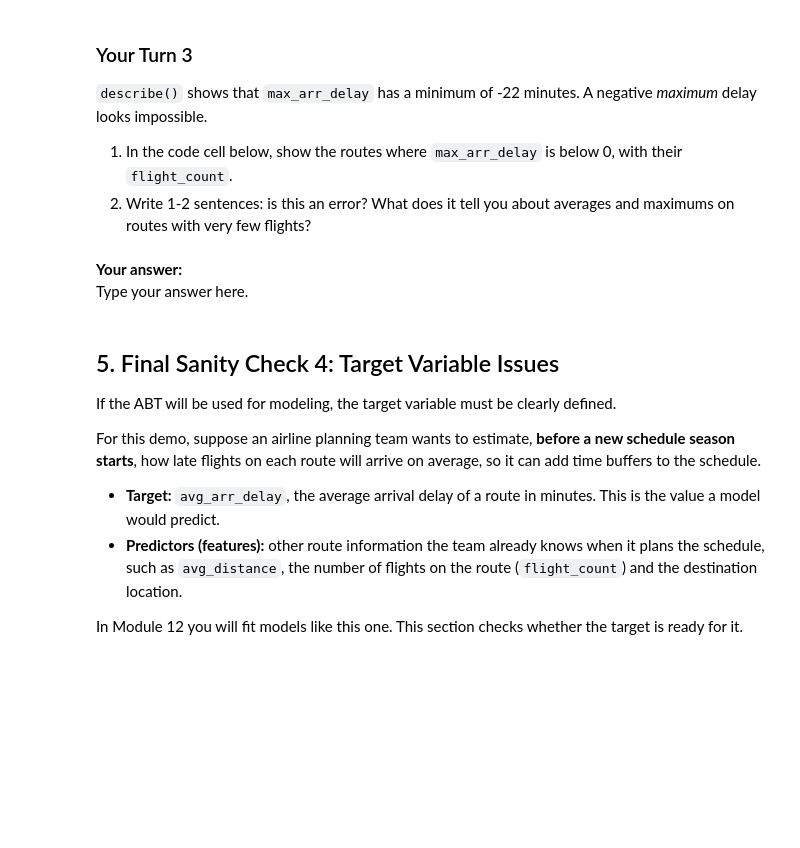
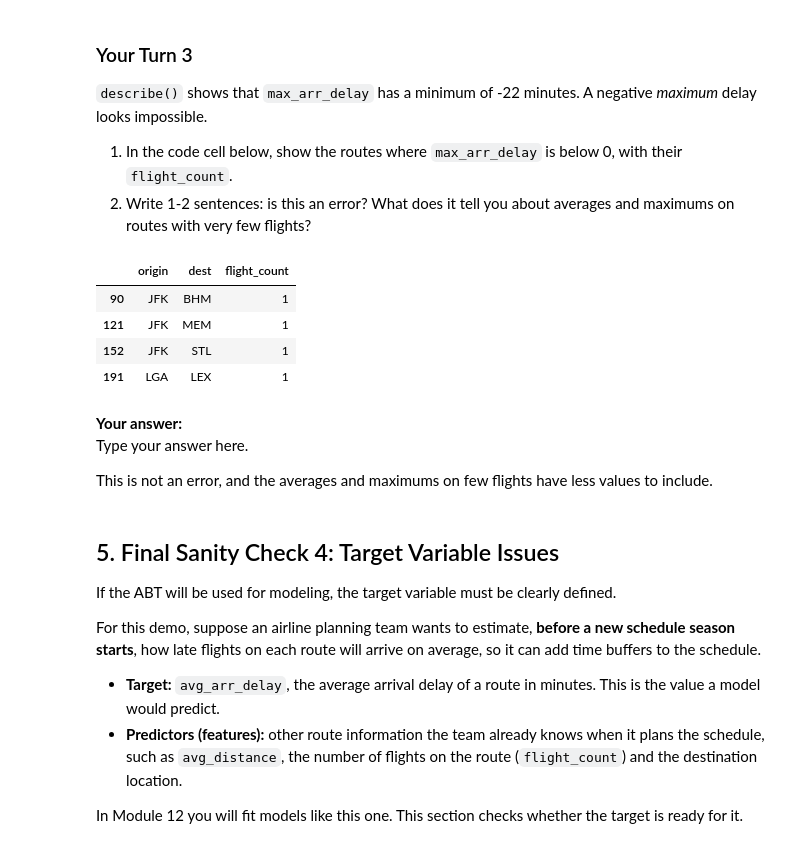
Before and after one commit to Microdrig1/BAN6003week11-ABT-documentation-, a Jupyter notebook: notebooks/module11_abt_documentation_guided_lab.ipynb, the cells around one changed output. Cells and saved outputs as stored; diff of their text form; code cells hidden in the pictures; blank space fills up the shorter version.

```diff
--- a/notebooks/module11_abt_documentation_guided_lab.ipynb
+++ b/notebooks/module11_abt_documentation_guided_lab.ipynb
@@ -243,10 +345,28 @@ Extreme values do not automatically mean errors. They may be real business signa
 # %%
 # Your Turn 3
 # Show the routes with a negative max_arr_delay and their flight_count.
 # Hint: filter route_abt with a Boolean condition, then select a few columns.
+
+checks = {
+    "negative_flight_count": (route_abt["flight_count"] < 0).sum(),
+    "zero_or_negative_distance": (route_abt["avg_distance"] <= 0).sum(),
+    "zero_or_negative_air_time": (route_abt["avg_air_time"] <= 0).sum(),
+}
+
+checks
+
+route_abt[route_abt["max_arr_delay"] < 0][["origin", "dest", "flight_count"]]
+# %% [output]
+|  | origin | dest | flight_count |
+| 90 | JFK | BHM | 1 |
+| 121 | JFK | MEM | 1 |
+| 152 | JFK | STL | 1 |
+| 191 | LGA | LEX | 1 |
 # %% [markdown]
 **Your answer:**
 Type your answer here.
+
+This is not an error, and the averages and maximums on few flights have less values to include.
 # %% [markdown]
 ## 5. Final Sanity Check 4: Target Variable Issues
 
```
Also changed, not shown: parts of 31 cells of this notebook.
